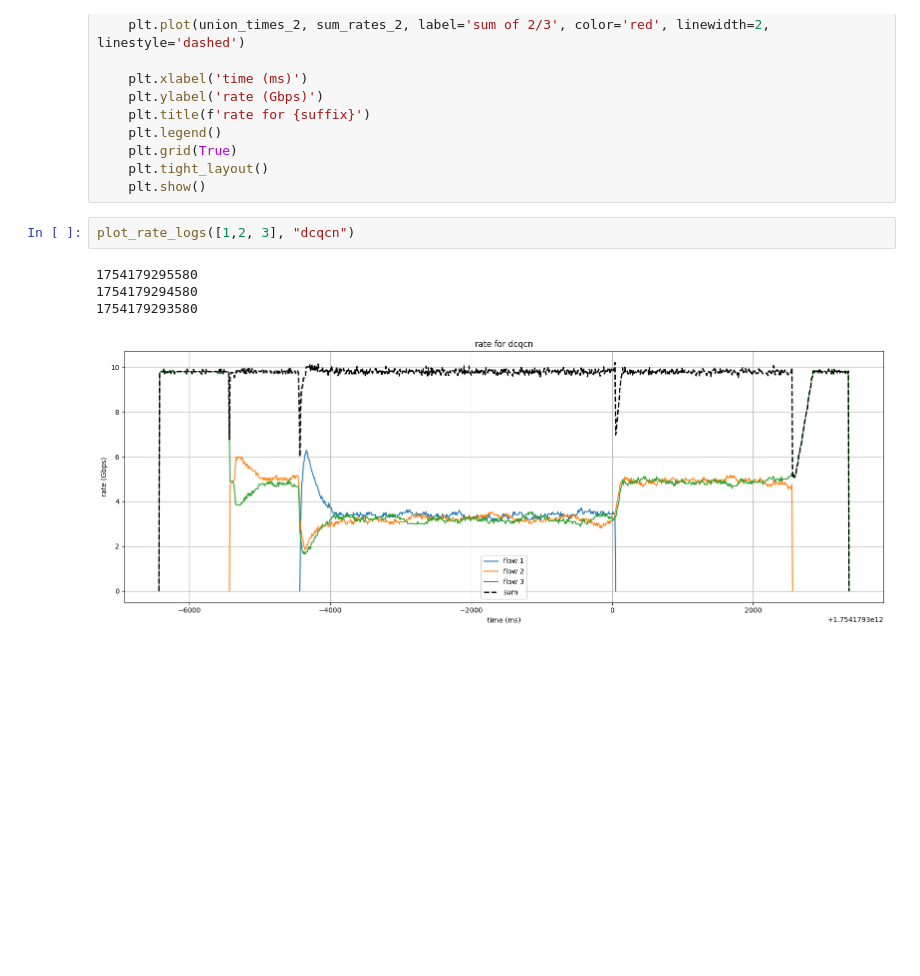
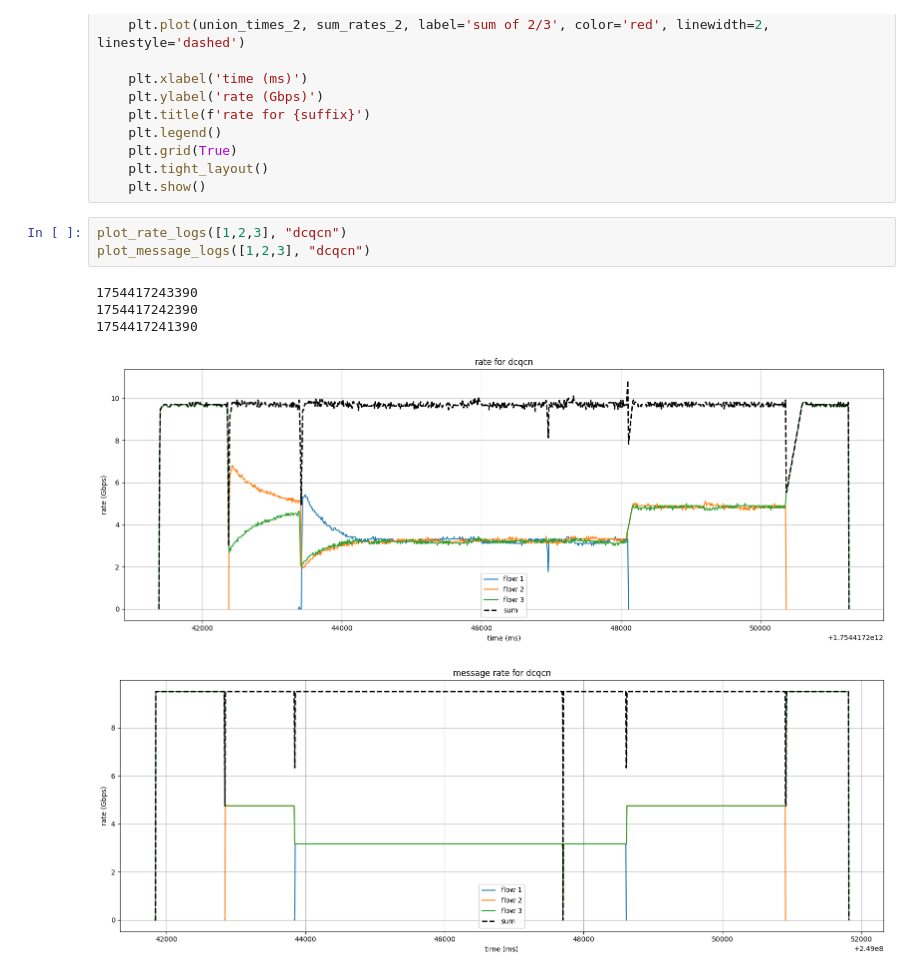
Before and after one commit to Miao-er/fileTransferCmd, a Jupyter notebook: data_process/plot.ipynb, the cells around one changed output. Cells and saved outputs as stored; diff of their text form; blank space fills up the shorter version.

```diff
--- a/data_process/plot.ipynb
+++ b/data_process/plot.ipynb
@@ -253,9 +253,11 @@ def plot_rate_logs(nums, suffix):
     plt.tight_layout()
     plt.show()
 # %%
-plot_rate_logs([1,2, 3], "dcqcn")
+plot_rate_logs([1,2,3], "dcqcn")
+plot_message_logs([1,2,3], "dcqcn")
 # %% [output]
-1754179295580
-1754179294580
-1754179293580
+1754417243390
+1754417242390
+1754417241390
-[figure, old version]
+[figure, new version]
+[figure, added]
```
Also changed, not shown: parts of 2 cells of this notebook, 22 other files.
